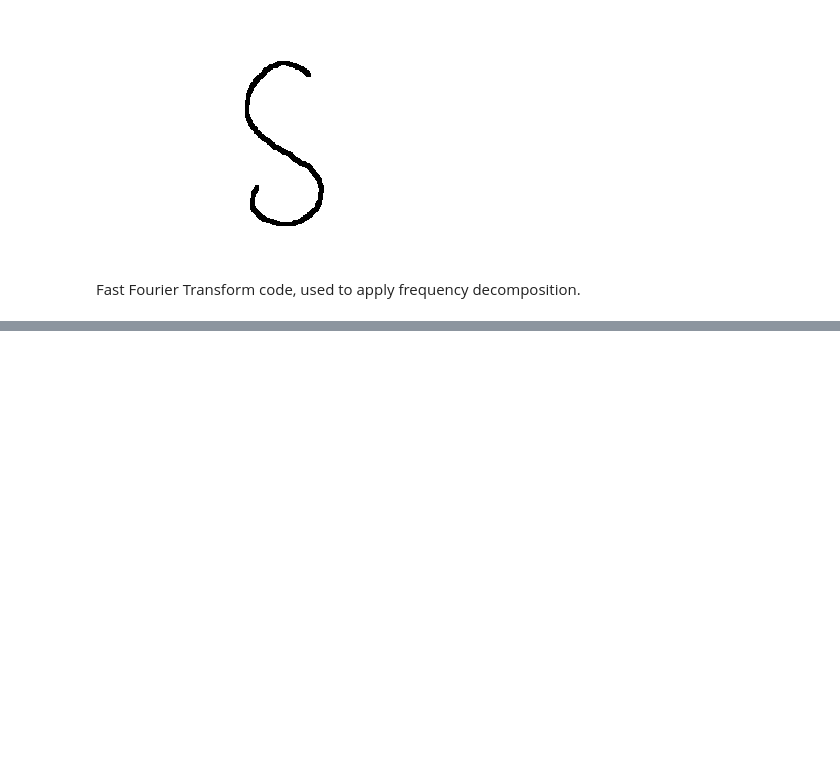
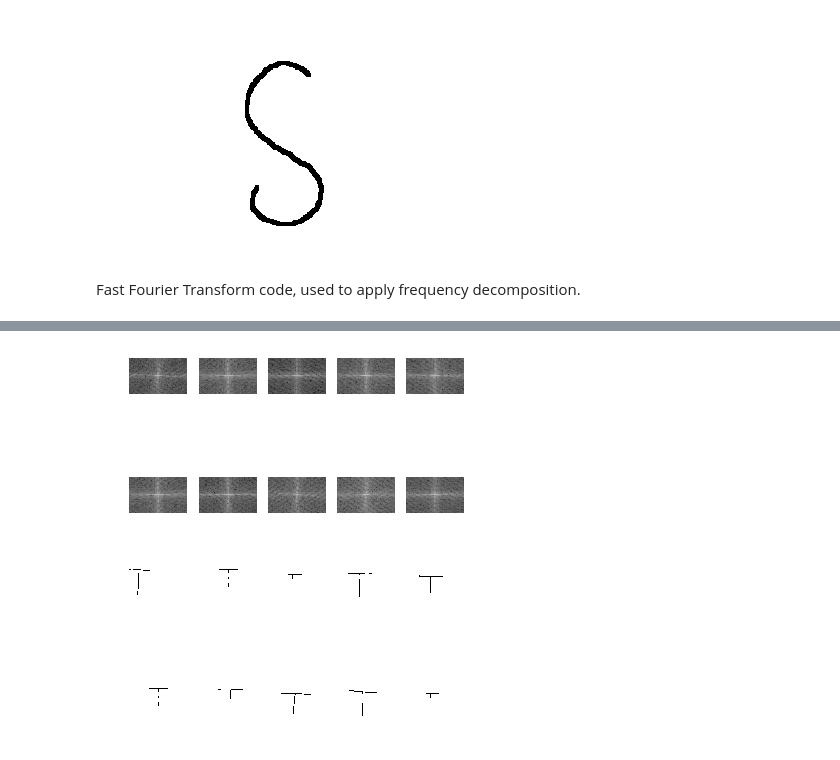
Before and after one commit to baronnobody/spscw2, a Jupyter notebook: cw2.ipynb, the cells around one changed output, grey strips where cells are left out. Drawn from its saved outputs; the diff is of its cells as text; code cells hidden in the pictures; blank space fills up the shorter version.

```diff
--- a/cw2.ipynb
+++ b/cw2.ipynb
@@ -95,0 +89,14 @@ fft2('S10.GIF')
+# %%
+showffts([fft2('T1.GIF'),
+          fft2('T2.GIF'),
+          fft2('T3.GIF'),
+          fft2('T4.GIF'),
+          fft2('T5.GIF'),
+          fft2('T6.GIF'),
+          fft2('T7.GIF'),
+          fft2('T8.GIF'),
+          fft2('T9.GIF'),
+          fft2('T10.GIF')])
+# %% [output]
+[figure, added]
+[figure, added]
```
Also changed, not shown: parts of 4 cells of this notebook.
